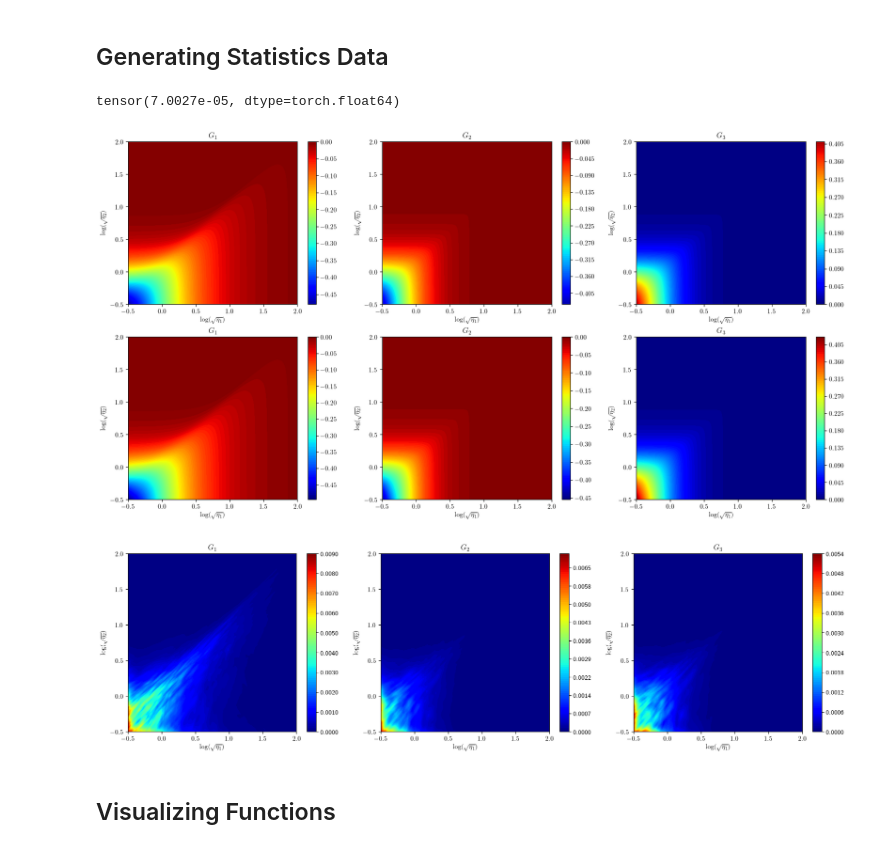
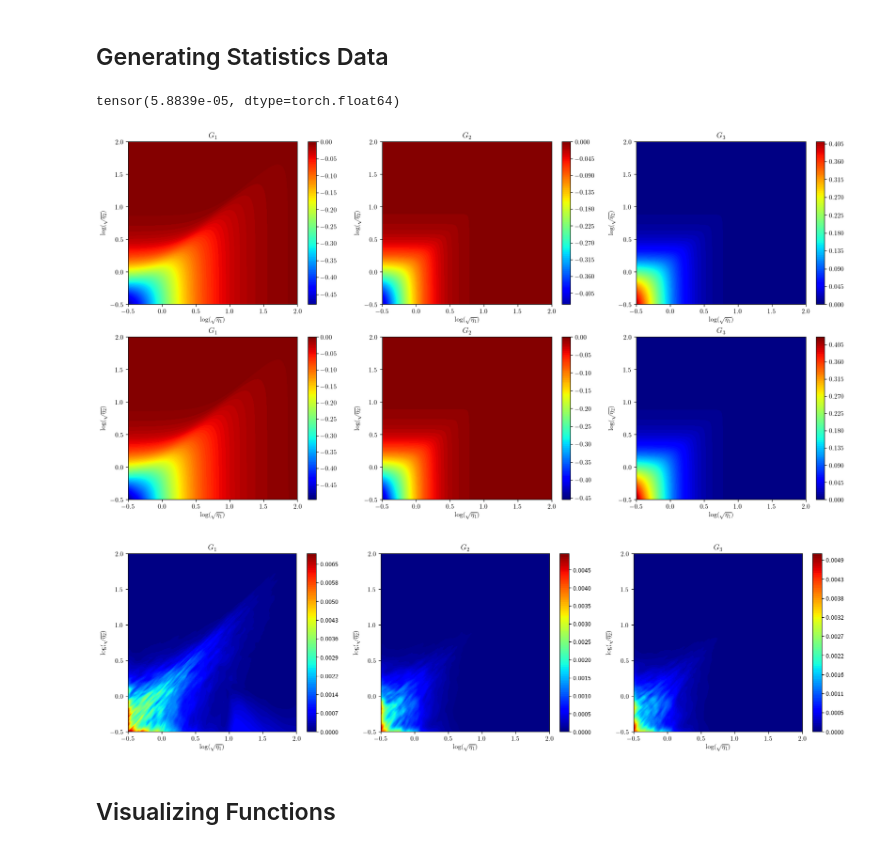
Before and after one commit to Crashprn/UncertaintyQuantification, a Jupyter notebook: Notebooks/Ensemble_Train.ipynb, the cells around one changed output. Cells and saved outputs as stored; diff of their text form; code cells hidden in the pictures.

```diff
--- a/Notebooks/Ensemble_Train.ipynb
+++ b/Notebooks/Ensemble_Train.ipynb
@@ -63,17 +66,17 @@ SSG_gen = TurbulenceClosureDataGenerator('SSG')
 log = (-.5, 2.0)
 
 # Defining whether to exclude certain areas of the data
-exclude_area = False
+exclude_area = True
 include_area = False
 drop_eta_1 = False
 drop_eta_2 = False
 add_noise = False
 
 # Defining area to exclude datapoints
-eta_1_range = (10**np.array([-.3, 0.0]))**2
-eta_2_range = (10**np.array([-.3, 0.0]))**2
+eta_1_range = np.array([1.0, 2.0])
+eta_2_range = np.array([-.5, 0.0])
 
-etas_train, gs_train = generate_log_data(SSG_gen, log, 80_000, shuffle=True, gen_type="All")
+etas_train, gs_train = generate_log_data(SSG_gen, log, 80_000, shuffle=True, gen_type="exclude_area", eta_1_range=eta_1_range, eta_2_range=eta_2_range)
 
 etas_test, gs_test = generate_log_data(SSG_gen, log, 40_000, shuffle=True, gen_type="All")
 
@@ -103,7 +100,7 @@ y_vis = torch.tensor(y_scaler.transform(y_vis), dtype=torch.float32)
 ## Network Training
 # %%
 # Defining model parameters
-checkpoint_dir = './Model_Checkpoints/ensemble/'
+checkpoint_dir = '../Model_Checkpoints/Ensemble/No_Rapid_Strain/'
 
 
 net_params = {
@@ -135,16 +132,18 @@ num_members = 40
 test_criteria = RMSELoss()
 
 for i in range(num_members):
-    callbacks = [EarlyStopping(patience=15, threshold=0.00001, threshold_mode='abs', monitor='valid_loss', lower_is_better=True),
-                        Checkpoint(monitor='valid_loss_best', f_params=f'TurbulenceNetwork_Ens_{i}.pt', dirname=checkpoint_dir),
-                        LRScheduler(policy=ReduceLROnPlateau, monitor='valid_loss', factor=0.5, patience=5, threshold=0.00001, threshold_mode='abs', mode='min', verbose=True)
-                ]
+    net_name = f'No_Rapid_Strain_Ens_{i}.pt'
+
+    callbacks = [EarlyStopping(patience=15, threshold=0.000001, threshold_mode='abs', monitor='valid_loss', lower_is_better=True),
+        Checkpoint(monitor='valid_loss_best', f_params=net_name, dirname=checkpoint_dir),
+        LRScheduler(policy=ReduceLROnPlateau, monitor='valid_loss', factor=0.5, patience=5, threshold=0.000001, threshold_mode='abs', mode='min', verbose=True)
+    ]
     train_params['callbacks'] = callbacks
 
     net = create_skorch_model(TurbulenceNetwork, NeuralNetRegressor, net_params, train_params)
     net = net.fit(x_train, y_train)
 
-    net.load_params(f_params=checkpoint_dir+f'TurbulenceNetwork_Ens_{i}.pt')
+    net.load_params(f_params=checkpoint_dir+net_name)
     test_pred = net.predict(x_test)
     print(f"\t\tTest loss: {test_criteria(test_pred, y_test)}")
 # %% [output]
@@ -171,7 +170,7 @@ for i in range(num_members):
 ensemble = []
 
 for i in range(num_members):
-    net = reinitialize_model(f'TurbulenceNetwork_Ens_{i}.pt', checkpoint_dir, TurbulenceNetwork, NeuralNetRegressor, net_params, train_params)
+    net = reinitialize_model(f'No_Rapid_Strain_Ens_{i}.pt', checkpoint_dir, TurbulenceNetwork, NeuralNetRegressor, net_params, train_params)
     ensemble.append(net)
 # %% [markdown]
 ## Generating Statistics Data
@@ -179,37 +178,37 @@ for i in range(num_members):
 dim = 700
 x_grid, y_grid = np.meshgrid(np.linspace(*log, dim),np.linspace(*log, dim))
 eta1 = (10**x_grid.flatten())**2
 eta2 = (10**y_grid.flatten())**2
 
 gen = TurbulenceClosureDataGenerator(model="SSG", type='torch')
 etas, G_s = gen(eta1, eta2)
 target = G_s.T.reshape(3, dim, dim)
 
 etas = x_scaler.transform(etas)
 
 preds = np.zeros((num_members, len(etas), 3))
 
 for i in range(num_members):
     pred = ensemble[i].predict(etas.astype(np.float32))
     preds[i] = y_scaler.inverse_transform(pred)
 
 
 pred = preds.mean(axis=0)
 
 std = preds.std(axis=0)
 
-np.savetxt('data/Ensemble/Pred_Mean.csv', pred, delimiter=',')
-np.savetxt('data/Ensemble/Pred_Std.csv', std, delimiter=',')
+np.savetxt('../data/Ensemble/No_Rapid_Pred_Mean.csv', pred, delimiter=',')
+np.savetxt('../data/Ensemble/No_Rapid_Pred_Std.csv', std, delimiter=',')
 
 print(torch.mean(torch.abs(torch.tensor(target) - pred.T.reshape(3, dim, dim))))
 
 plot_heat_map_compare(x_grid, y_grid, target, pred.T.reshape(3, dim, dim), 'Algebraic', 'Ensemble', sup_title=False)
 
 plot_heat_map_3D(x_grid, y_grid, std.T.reshape(3, dim, dim), "Ensemble Standard Deviation", sup_title=False)
 # %% [output]
-tensor(7.0027e-05, dtype=torch.float64)
+tensor(5.8839e-05, dtype=torch.float64)
 [figure]
-[figure, old version]
+[figure, new version]
 # %% [markdown]
 ## Visualizing Functions
 # %%
```
Also changed, not shown: parts of 4 cells of this notebook, 2 other files.
